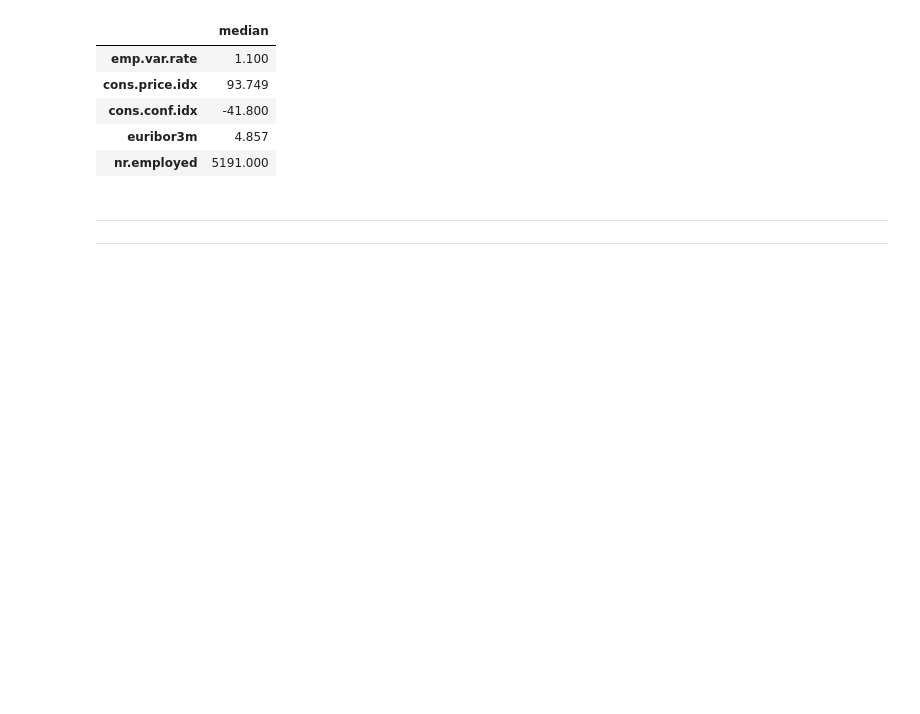
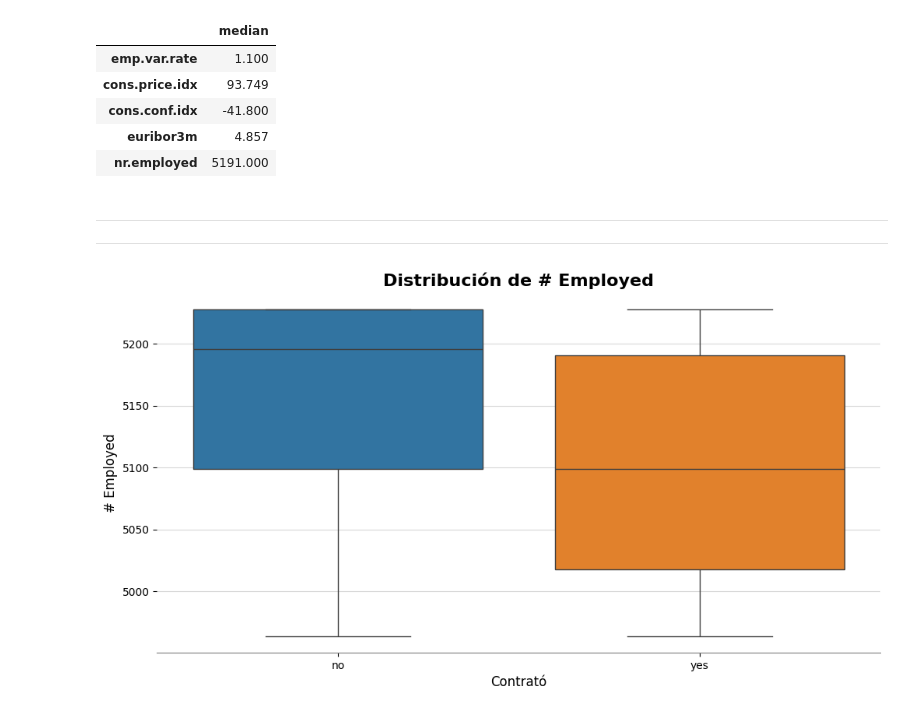
Before and after one commit to diegodelarubia/Trabajo_Final_Master-TFM-, a Jupyter notebook: analysis/analysis_tfm_leoBetancourt.ipynb, the cells around one changed output. Drawn from its saved outputs; the diff is of its cells as text; code cells hidden in the pictures; blank space fills up the shorter version.

Commit message:
Mas Visualisaciones

```diff
--- a/analysis/analysis_tfm_leoBetancourt.ipynb
+++ b/analysis/analysis_tfm_leoBetancourt.ipynb
@@ -344,3 +344,34 @@ bank_info[['emp.var.rate','cons.price.idx','cons.conf.idx','euribor3m','nr.emplo
 # %% [markdown]
 -----
 -----
+# %%
+# TODO: configurar tamaño del plot (figsize=(12,6))
+plt.figure(figsize=(12, 6))
+
+# TODO: boxplot ventas vs mes
+ax = sns.boxplot(
+    data=bank_info,
+    y="nr.employed",
+    x="y",
+    hue="y",
+    legend=False
+    )
+
+# TODO: añadir título al plot y a los ejes
+ax.set_title("Distribución de # Employed", fontsize=16, fontweight="bold")
+ax.set_xlabel("Contrató", fontsize=12)
+ax.set_ylabel("# Employed", fontsize=12)
+
+# TODO: personalizar el grid de fondo
+ax.grid(alpha=0.5, drawstyle="steps", axis="y", linestyle="-")
+
+# TODO: personalizar el marco del plot (spines)
+ax.spines["top"].set_visible(False)
+ax.spines["right"].set_visible(False)
+ax.spines["left"].set_visible(False)
+ax.spines["bottom"].set_color("gray")
+
+# TODO: show plot
+plt.show()
+# %% [output]
+[figure, added]
```
Also changed, not shown: parts of 2 cells of this notebook.
